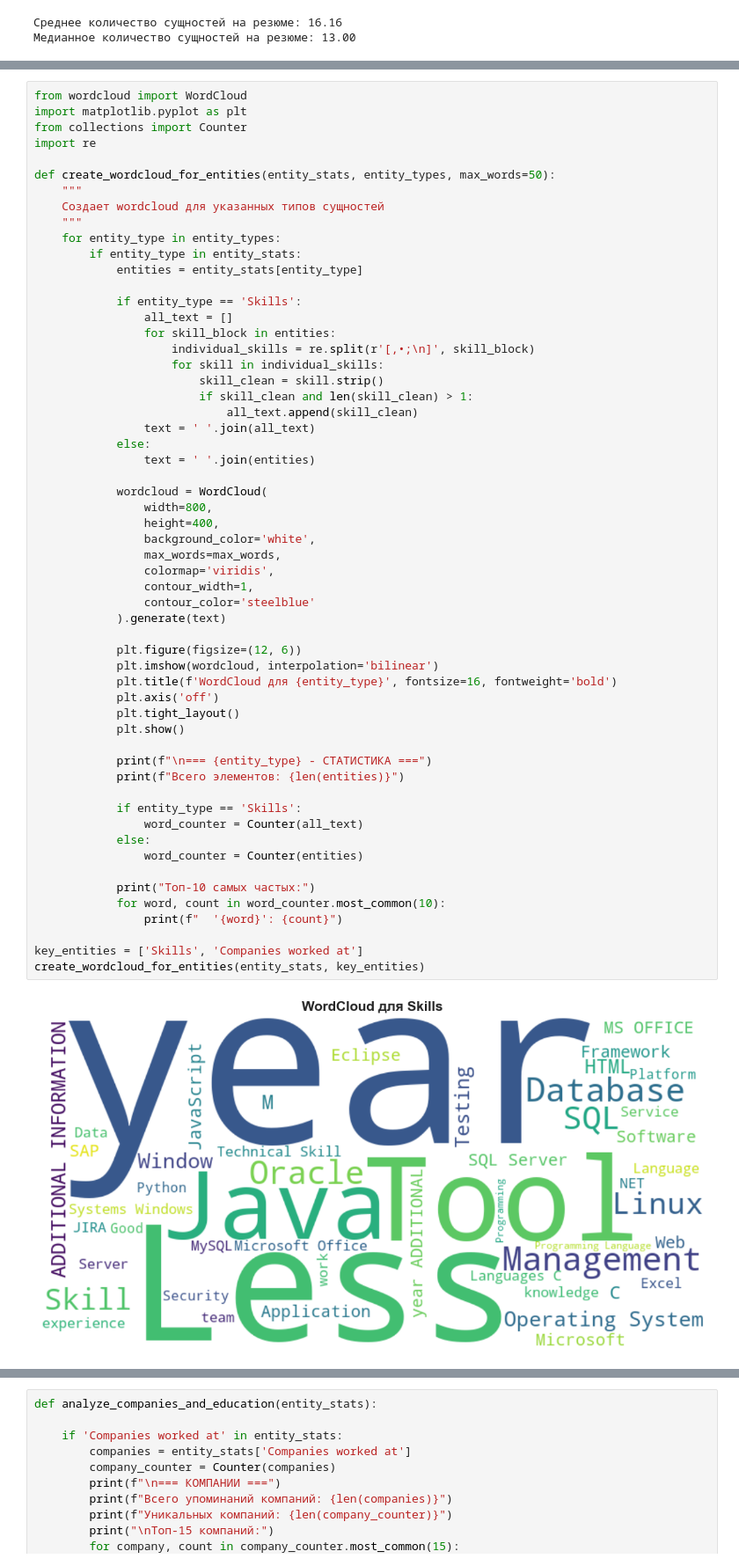
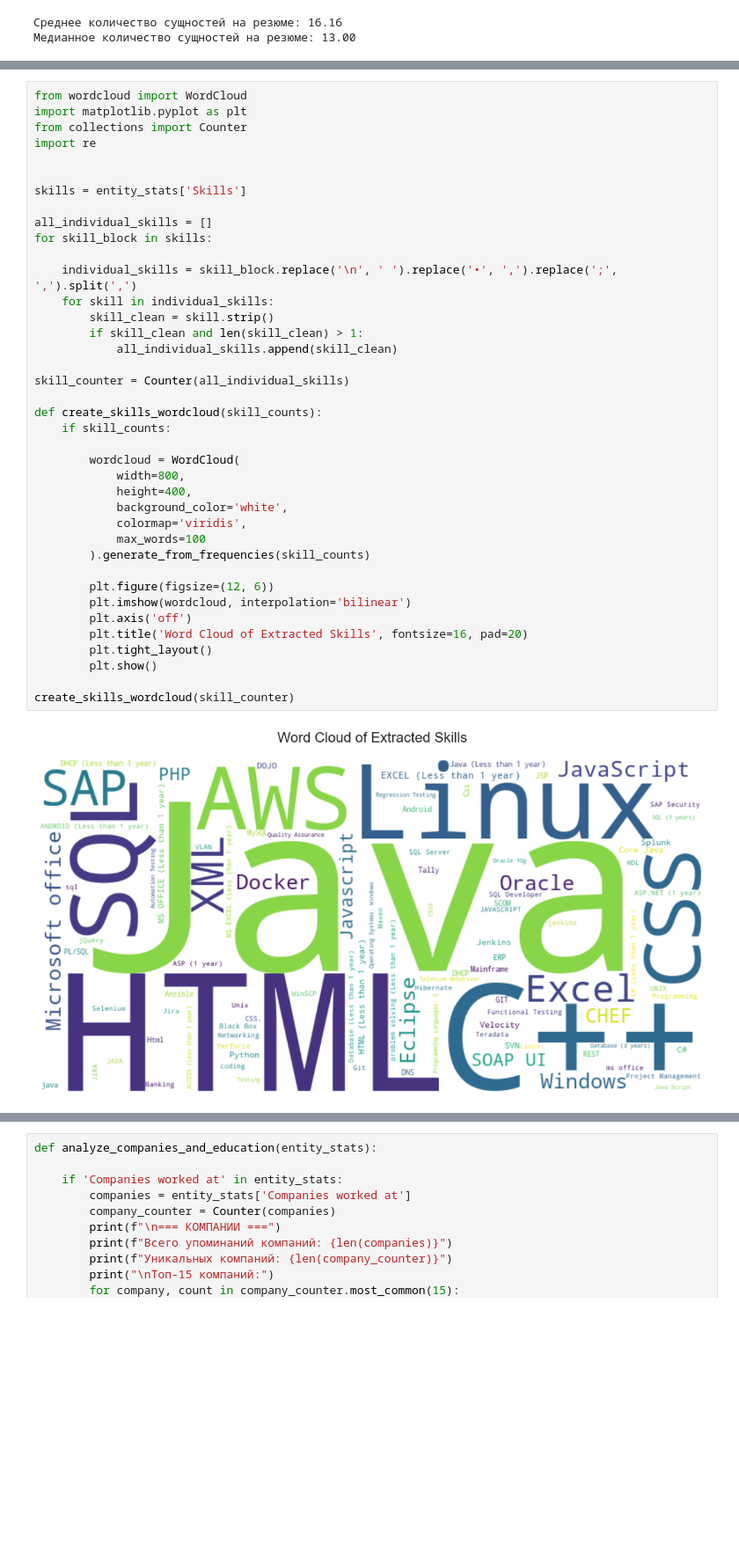
Before and after one commit to mgorodov/resume_ner, a Jupyter notebook: notebooks/EDA.ipynb, the cells around one changed output, grey strips where cells are left out. Shown at 88% size. Drawn from its saved outputs; the diff is of its cells as text; blank space fills up the shorter version.

```diff
--- a/notebooks/EDA.ipynb
+++ b/notebooks/EDA.ipynb
@@ -271,59 +271,41 @@ analyze_specific_entities(entity_stats, key_entities)
 # %%
 from wordcloud import WordCloud
 import matplotlib.pyplot as plt
 from collections import Counter
 import re
 
-def create_wordcloud_for_entities(entity_stats, entity_types, max_words=50):
-    """
-    Создает wordcloud для указанных типов сущностей
-    """
-    for entity_type in entity_types:
-        if entity_type in entity_stats:
-            entities = entity_stats[entity_type]
 
-            if entity_type == 'Skills':
-                all_text = []
-                for skill_block in entities:
-                    individual_skills = re.split(r'[,•;\n]', skill_block)
-                    for skill in individual_skills:
-                        skill_clean = skill.strip()
-                        if skill_clean and len(skill_clean) > 1:
-                            all_text.append(skill_clean)
-                text = ' '.join(all_text)
-            else:
-                text = ' '.join(entities)
+skills = entity_stats['Skills']
 
-            wordcloud = WordCloud(
-                width=800,
-                height=400,
-                background_color='white',
-                max_words=max_words,
-                colormap='viridis',
-                contour_width=1,
-                contour_color='steelblue'
-            ).generate(text)
+all_individual_skills = []
+for skill_block in skills:
 
-            plt.figure(figsize=(12, 6))
-            plt.imshow(wordcloud, interpolation='bilinear')
-            plt.title(f'WordCloud для {entity_type}', fontsize=16, fontweight='bold')
-            plt.axis('off')
-            plt.tight_layout()
-            plt.show()
+    individual_skills = skill_block.replace('\n', ' ').replace('•', ',').replace(';', ',').split(',')
+    for skill in individual_skills:
+        skill_clean = skill.strip()
+        if skill_clean and len(skill_clean) > 1:
+            all_individual_skills.append(skill_clean)
 
-            print(f"\n=== {entity_type} - СТАТИСТИКА ===")
-            print(f"Всего элементов: {len(entities)}")
+skill_counter = Counter(all_individual_skills)
 
-            if entity_type == 'Skills':
-                word_counter = Counter(all_text)
-            else:
-                word_counter = Counter(entities)
+def create_skills_wordcloud(skill_counts):
+    if skill_counts:
 
-            print("Топ-10 самых частых:")
-            for word, count in word_counter.most_common(10):
-                print(f"  '{word}': {count}")
+        wordcloud = WordCloud(
+            width=800,
+            height=400,
+            background_color='white',
+            colormap='viridis',
+            max_words=100
+        ).generate_from_frequencies(skill_counts)
 
-key_entities = ['Skills', 'Companies worked at']
-create_wordcloud_for_entities(entity_stats, key_entities)
+        plt.figure(figsize=(12, 6))
+        plt.imshow(wordcloud, interpolation='bilinear')
+        plt.axis('off')
+        plt.title('Word Cloud of Extracted Skills', fontsize=16, pad=20)
+        plt.tight_layout()
+        plt.show()
+
+create_skills_wordcloud(skill_counter)
 # %% [output]
-[figure, old version]
+[figure, new version]
```
Also changed, not shown: parts of 6 cells of this notebook.
